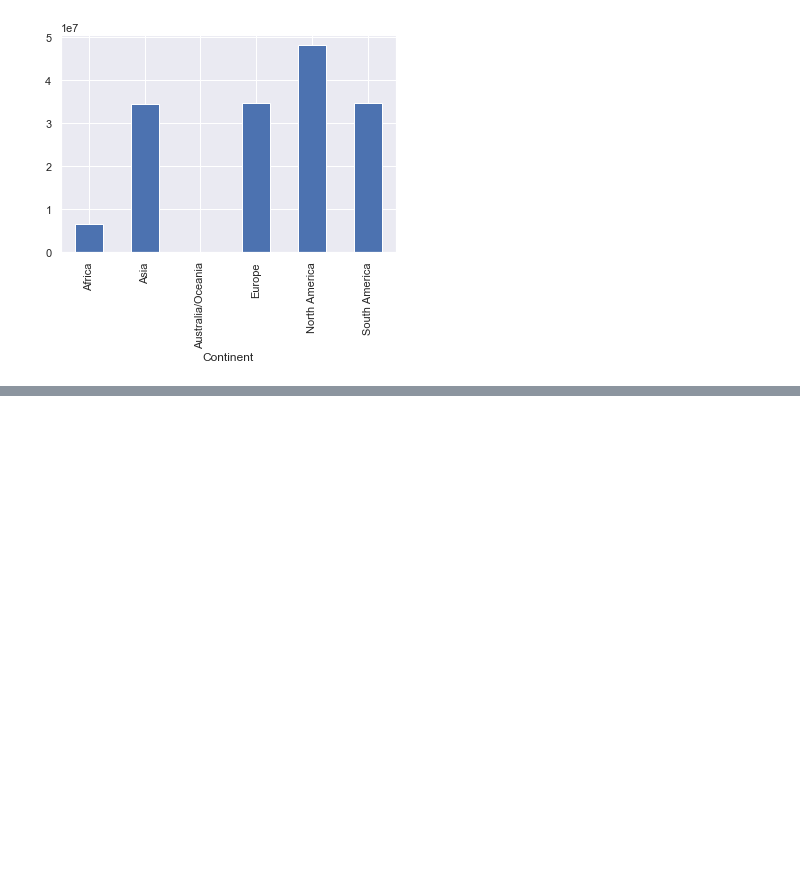
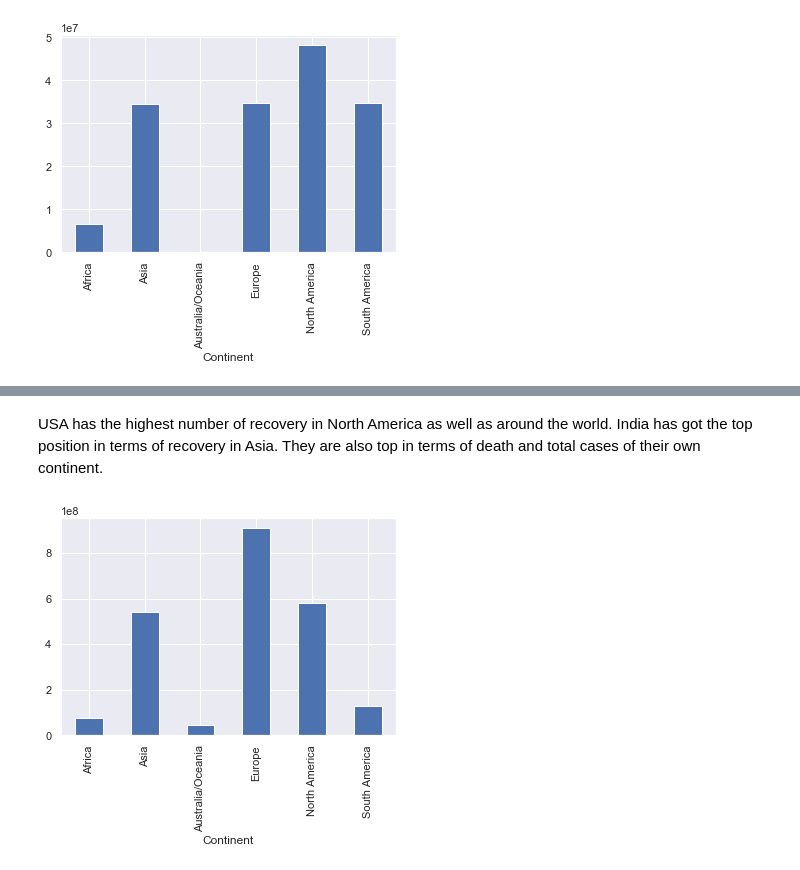
Before and after one commit to Hasibul-Islam/Covid-19, a Jupyter notebook: Covid-19.ipynb, the cells around one changed output, grey strips where cells are left out. Cells and saved outputs as stored; diff of their text form; code cells hidden in the pictures; blank space fills up the shorter version.

```diff
--- a/Covid-19.ipynb
+++ b/Covid-19.ipynb
@@ -299,0 +334,6 @@ But from here we can see that although countries of Africa are most infected but
+# %% [markdown]
+USA has the highest number of recovery in North America as well as around the world. India has got the top position in terms of recovery in Asia. They are also top in terms of death and total cases of their own continent.
+# %%
+TT = df.melt(['TotalTests','Continent']).groupby('Continent').TotalTests.sum().dropna().plot(kind='bar')
+# %% [output]
+[figure, added]
```
Also changed, not shown: parts of 33 cells of this notebook.
